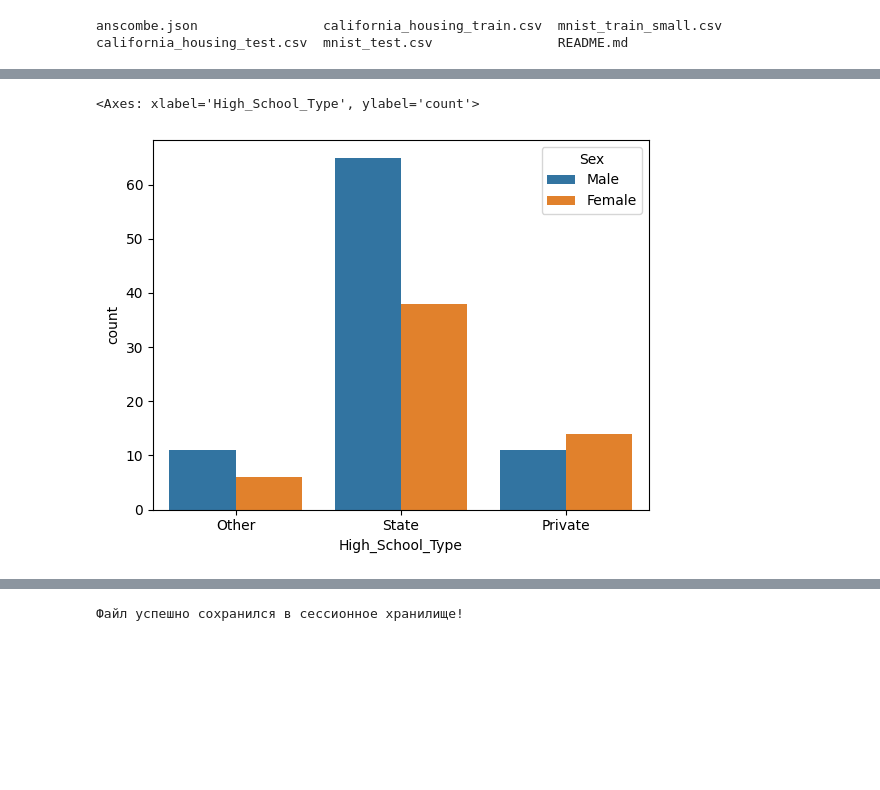
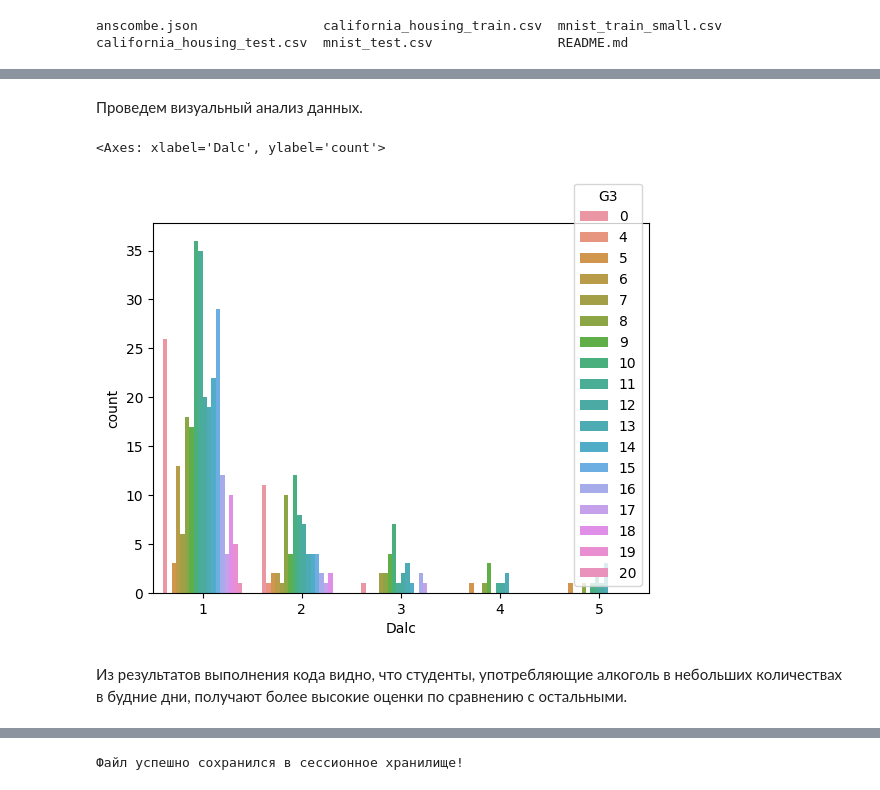
Before and after one commit to Jolobov/AI_Systems, a Jupyter notebook: LaboratoryWork3.ipynb, the cells around one changed output, grey strips where cells are left out. Cells and saved outputs as stored; diff of their text form; code cells hidden in the pictures; blank space fills up the shorter version.

```diff
--- a/LaboratoryWork3.ipynb
+++ b/LaboratoryWork3.ipynb
@@ -109,10 +168,14 @@ memory usage: 18.2+ KB
+# %% [markdown]
+Проведем визуальный анализ данных.
 # %%
 # импортируем модуль 'seaborn'
 import seaborn as sns
 
-# посмотрим насколько значим тип школы для гендера
-sns.countplot(x = 'High_School_Type', hue = 'Sex', data = file)
+# посмотрим насколько значимо потребление алкоголя в будний день для итоговой оценки
+sns.countplot(x = 'Dalc', hue = 'G3', data = file)
 # %% [output]
-<Axes: xlabel='High_School_Type', ylabel='count'>
+<Axes: xlabel='Dalc', ylabel='count'>
-[figure, old version]
+[figure, new version]
+# %% [markdown]
+Из результатов выполнения кода видно, что студенты, употребляющие алкоголь в небольших количествах в будние дни, получают более высокие оценки по сравнению с остальными.
 # %%
```
Also changed, not shown: parts of 48 cells of this notebook.
